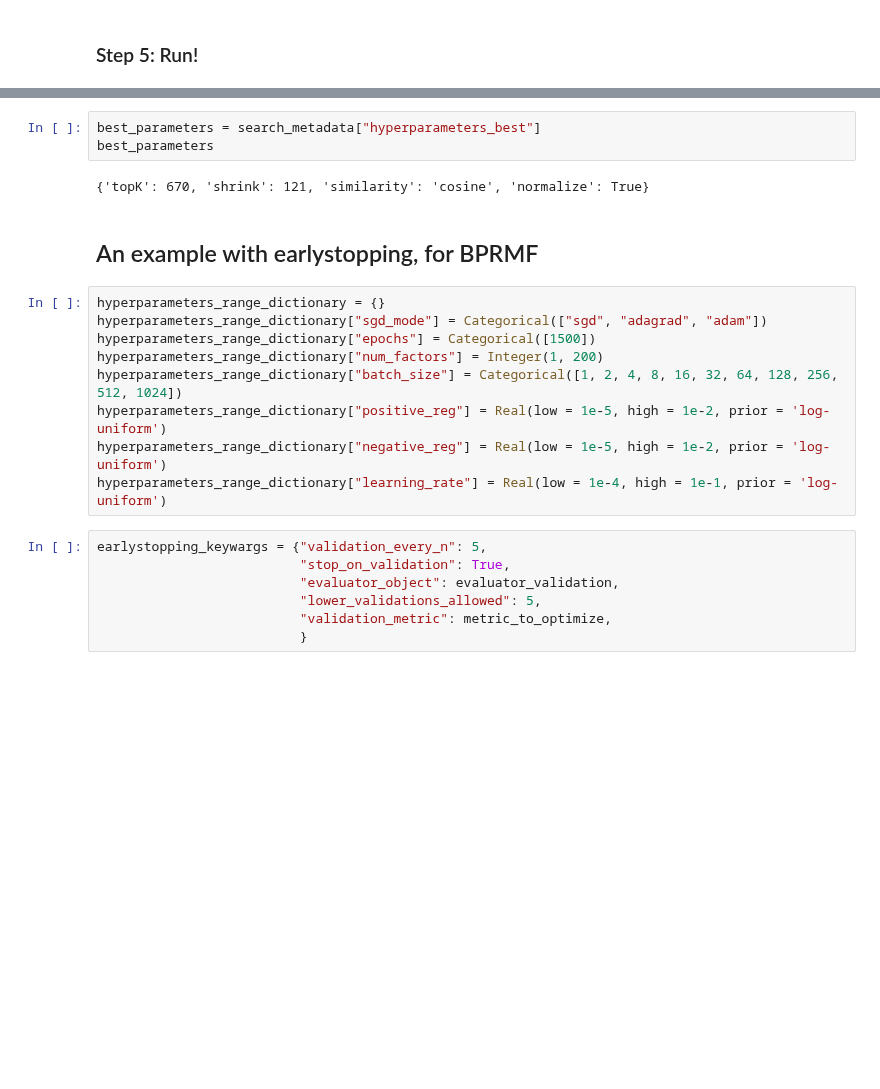
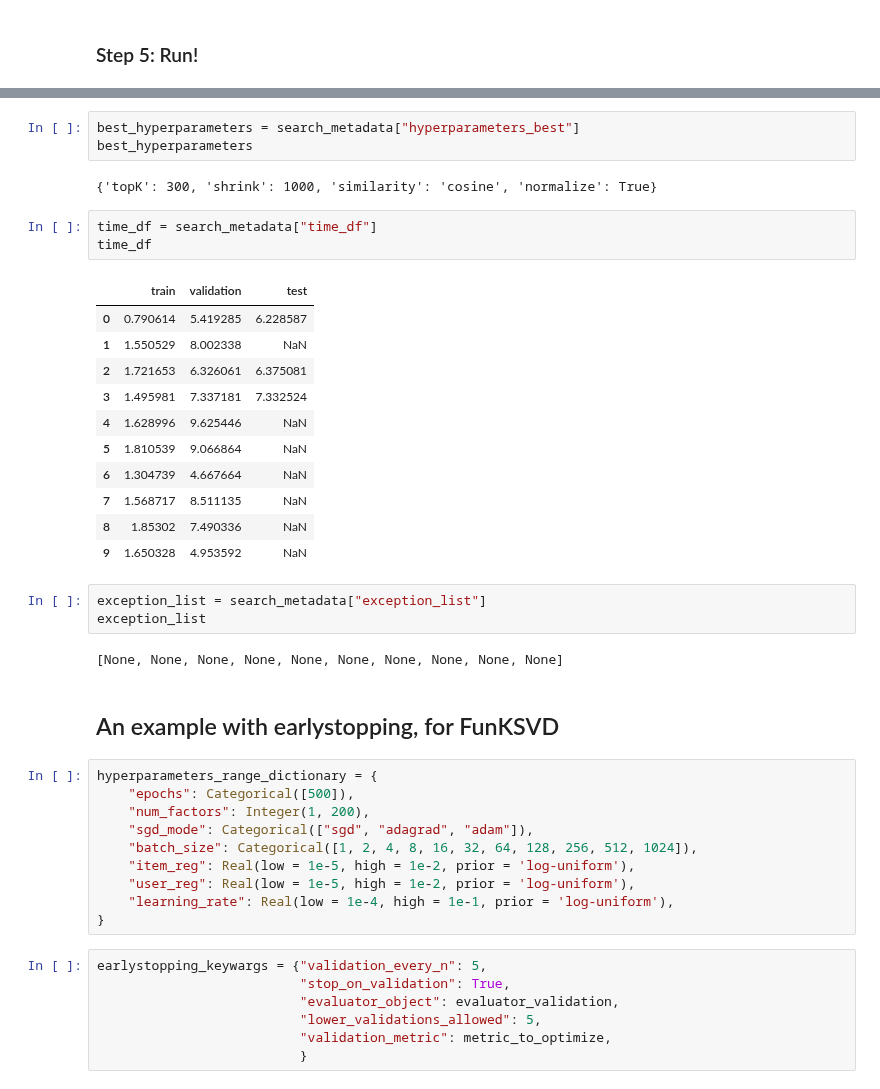
Before and after one commit to MaurizioFD/RecSys_Course_AT_PoliMi, a Jupyter notebook: Practice 09 - Hyperparameter optimization with Skopt.ipynb, the cells around one changed output, grey strips where cells are left out. Cells and saved outputs as stored; diff of their text form; blank space fills up the shorter version.

```diff
--- a/Practice 09 - Hyperparameter optimization with Skopt.ipynb
+++ b/Practice 09 - Hyperparameter optimization with Skopt.ipynb
@@ -206,19 +277,40 @@ result_best_on_test["10"]
 # %%
-best_parameters = search_metadata["hyperparameters_best"]
-best_parameters
+best_hyperparameters = search_metadata["hyperparameters_best"]
+best_hyperparameters
 # %% [output]
-{'topK': 670, 'shrink': 121, 'similarity': 'cosine', 'normalize': True}
+{'topK': 300, 'shrink': 1000, 'similarity': 'cosine', 'normalize': True}
+# %%
+time_df = search_metadata["time_df"]
+time_df
+# %% [output]
+|  | train | validation | test |
+| 0 | 0.790614 | 5.419285 | 6.228587 |
+| 1 | 1.550529 | 8.002338 | NaN |
+| 2 | 1.721653 | 6.326061 | 6.375081 |
+| 3 | 1.495981 | 7.337181 | 7.332524 |
+| 4 | 1.628996 | 9.625446 | NaN |
+| 5 | 1.810539 | 9.066864 | NaN |
+| 6 | 1.304739 | 4.667664 | NaN |
+| 7 | 1.568717 | 8.511135 | NaN |
+| 8 | 1.85302 | 7.490336 | NaN |
+| 9 | 1.650328 | 4.953592 | NaN |
+# %%
+exception_list = search_metadata["exception_list"]
+exception_list
+# %% [output]
+[None, None, None, None, None, None, None, None, None, None]
 # %% [markdown]
-## An example with earlystopping, for BPRMF
+## An example with earlystopping, for FunKSVD
 # %%
-hyperparameters_range_dictionary = {}
-hyperparameters_range_dictionary["sgd_mode"] = Categorical(["sgd", "adagrad", "adam"])
-hyperparameters_range_dictionary["epochs"] = Categorical([1500])
-hyperparameters_range_dictionary["num_factors"] = Integer(1, 200)
-hyperparameters_range_dictionary["batch_size"] = Categorical([1, 2, 4, 8, 16, 32, 64, 128, 256, 512, 1024])
-hyperparameters_range_dictionary["positive_reg"] = Real(low = 1e-5, high = 1e-2, prior = 'log-uniform')
-hyperparameters_range_dictionary["negative_reg"] = Real(low = 1e-5, high = 1e-2, prior = 'log-uniform')
-hyperparameters_range_dictionary["learning_rate"] = Real(low = 1e-4, high = 1e-1, prior = 'log-uniform')
+hyperparameters_range_dictionary = {
+    "epochs": Categorical([500]),
+    "num_factors": Integer(1, 200),
+    "sgd_mode": Categorical(["sgd", "adagrad", "adam"]),
+    "batch_size": Categorical([1, 2, 4, 8, 16, 32, 64, 128, 256, 512, 1024]),
+    "item_reg": Real(low = 1e-5, high = 1e-2, prior = 'log-uniform'),
+    "user_reg": Real(low = 1e-5, high = 1e-2, prior = 'log-uniform'),
+    "learning_rate": Real(low = 1e-4, high = 1e-1, prior = 'log-uniform'),
+}
 # %%
 earlystopping_keywargs = {"validation_every_n": 5,
                           "stop_on_validation": True,
```
Also changed, not shown: parts of 35 cells of this notebook.
